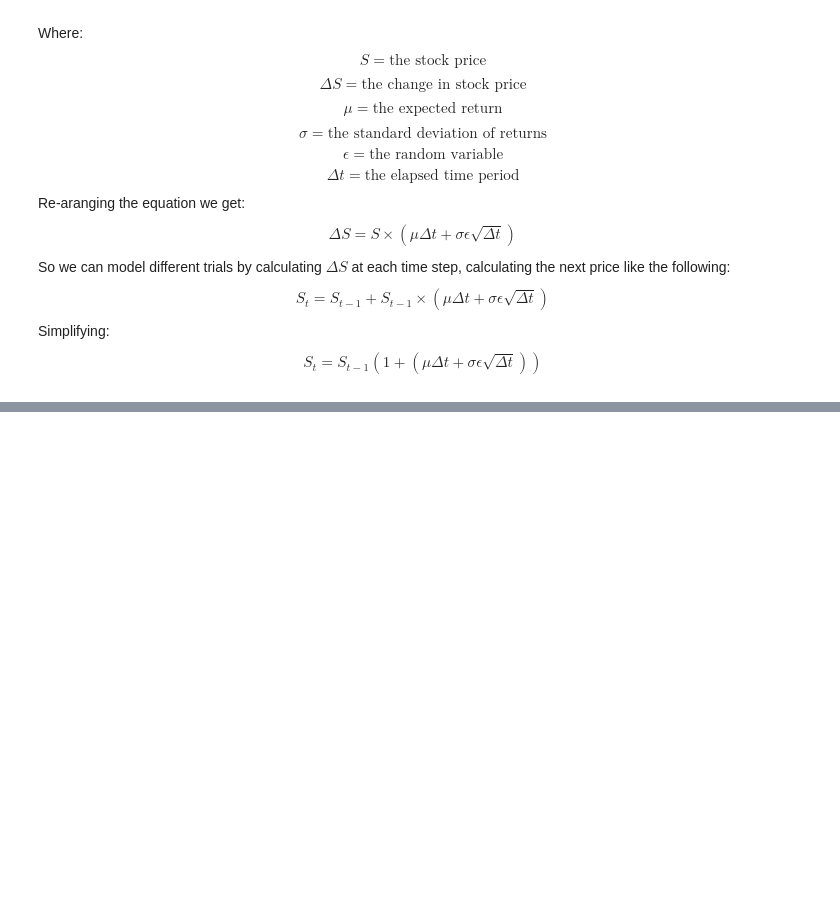
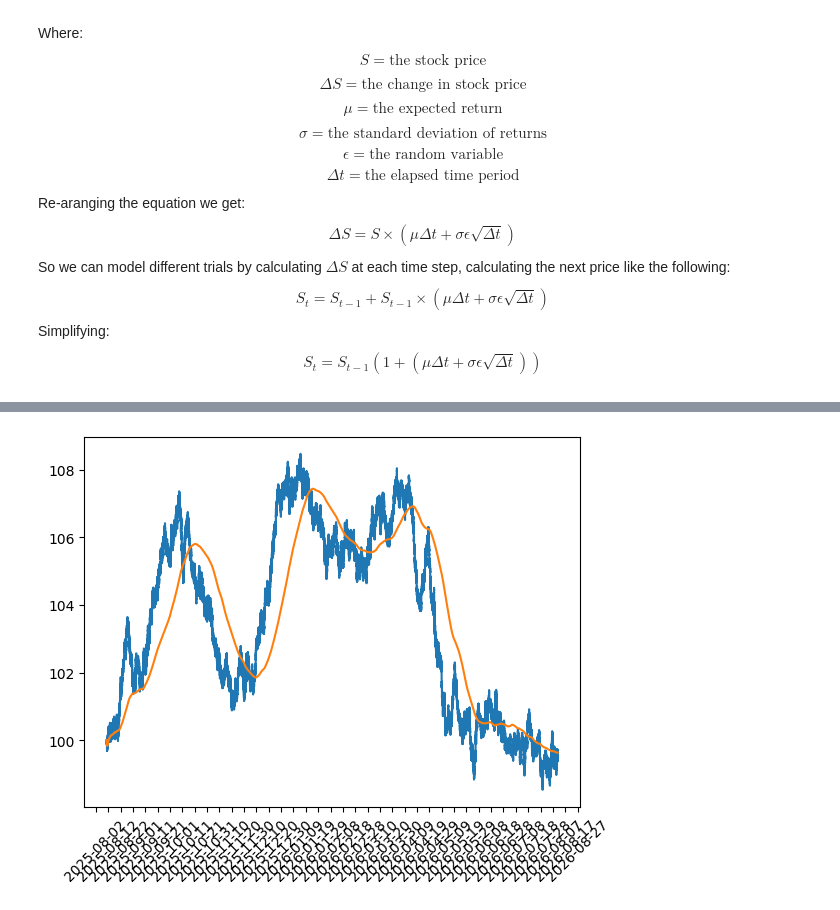
Before and after one commit to manning-capital/mc-notebooks, a Jupyter notebook: mean-reversion.ipynb, the cells around one changed output, grey strips where cells are left out. Saved outputs shown, nothing was run; the diff lists cells and outputs as text; code cells hidden in the pictures; blank space fills up the shorter version.

```diff
--- a/mean-reversion.ipynb
+++ b/mean-reversion.ipynb
@@ -113,2 +134,14 @@ for i in range(S.shape[0]):  # For each row
+# %%
+import matplotlib.pyplot as plt
+import matplotlib.dates as mdates
+
+plt.gca().xaxis.set_major_formatter(mdates.DateFormatter('%Y-%m-%d'))
+plt.gca().xaxis.set_major_locator(mdates.DayLocator(interval=10))  # Show every 10th day
+plt.xticks(rotation=45)
+plt.plot(T, S[0, :])
+plt.plot(T, S_means[0, :])
+plt.show()
+# %% [output]
+[figure, added]
 # %%
 # Compute the buy and sell signals.
```
Also changed, not shown: parts of 7 cells of this notebook, 5 other files.
